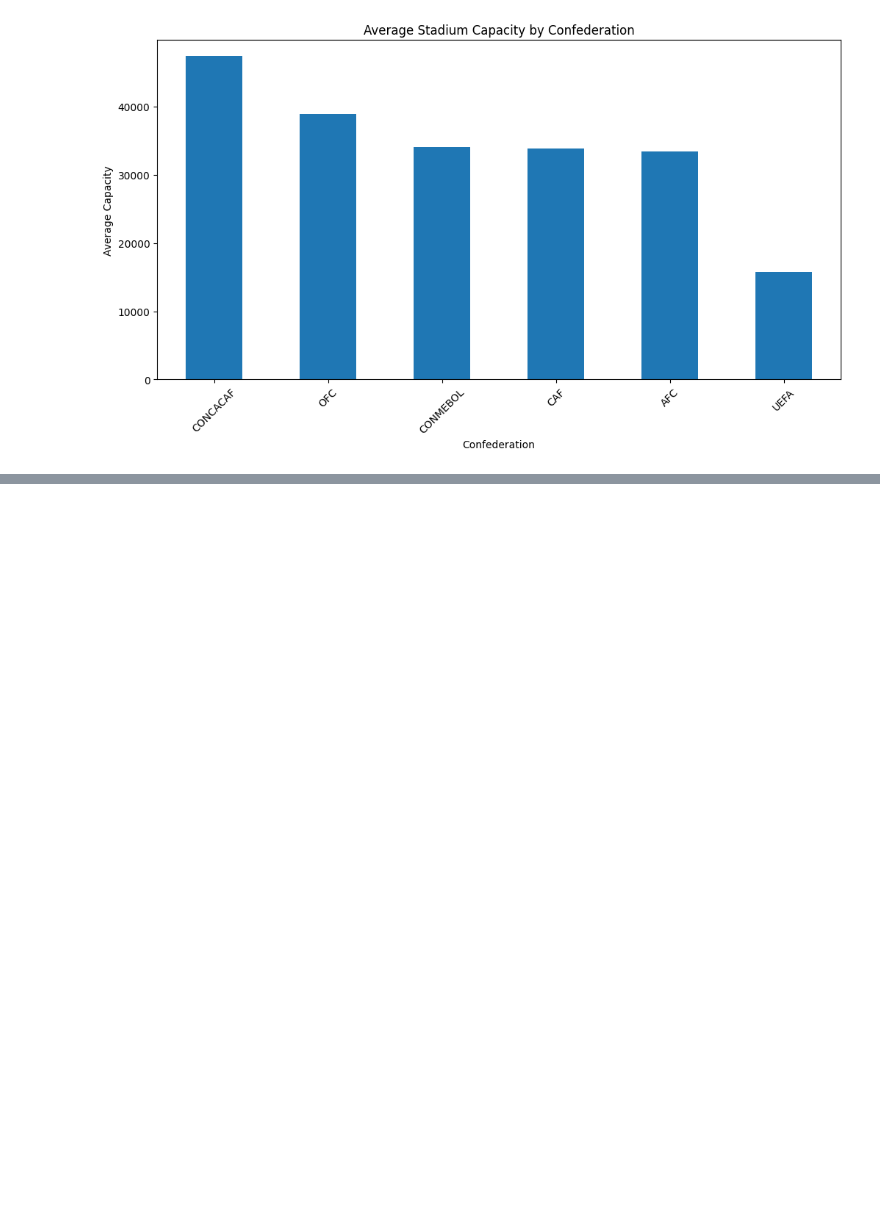
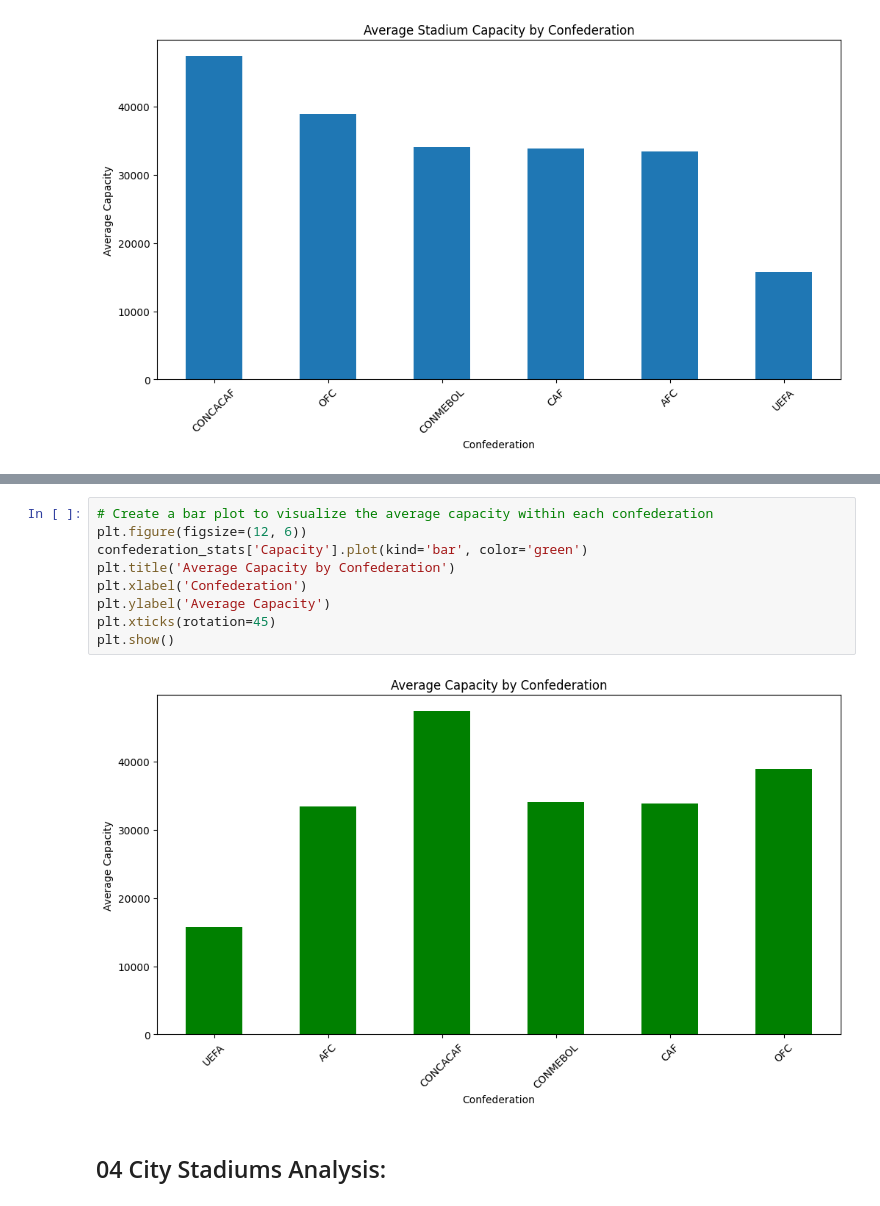
Before and after one commit to debarshee2004/football_stadiums, a Jupyter notebook: src/main.ipynb, the cells around one changed output, grey strips where cells are left out. Drawn from its saved outputs; the diff is of its cells as text; blank space fills up the shorter version.

```diff
--- a/src/main.ipynb
+++ b/src/main.ipynb
@@ -119,0 +189,13 @@ plt.show()
+# %%
+# Create a bar plot to visualize the average capacity within each confederation
+plt.figure(figsize=(12, 6))
+confederation_stats['Capacity'].plot(kind='bar', color='green')
+plt.title('Average Capacity by Confederation')
+plt.xlabel('Confederation')
+plt.ylabel('Average Capacity')
+plt.xticks(rotation=45)
+plt.show()
+# %% [output]
+[figure, added]
+# %% [markdown]
+## 04 City Stadiums Analysis:
```
Also changed, not shown: parts of 24 cells of this notebook.
